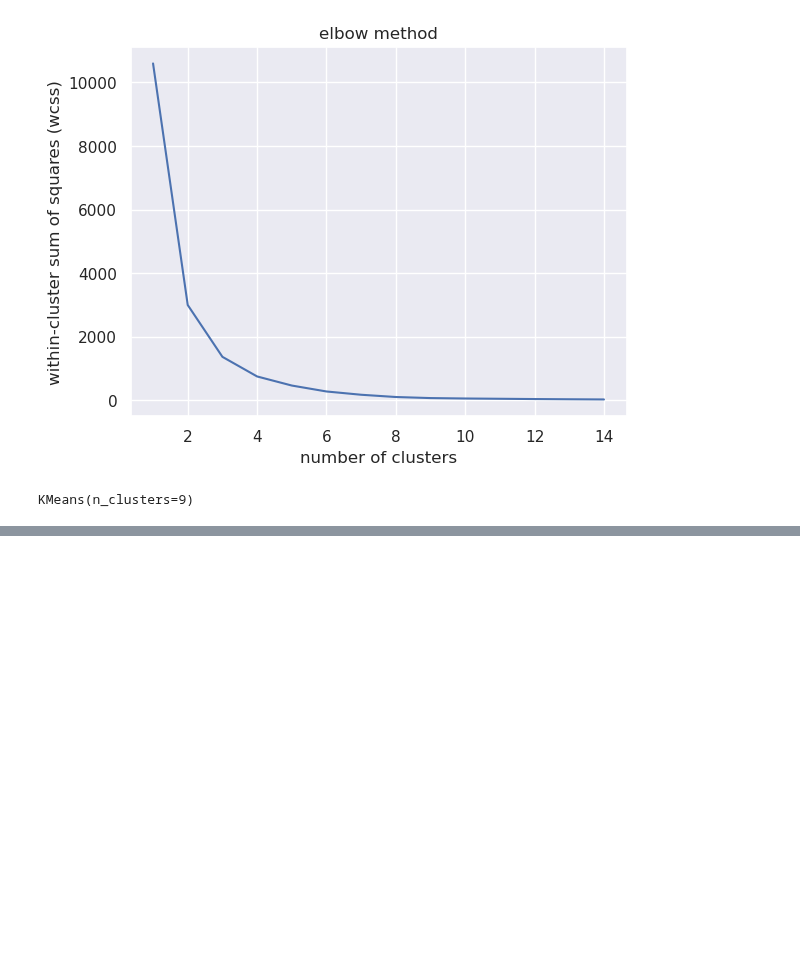
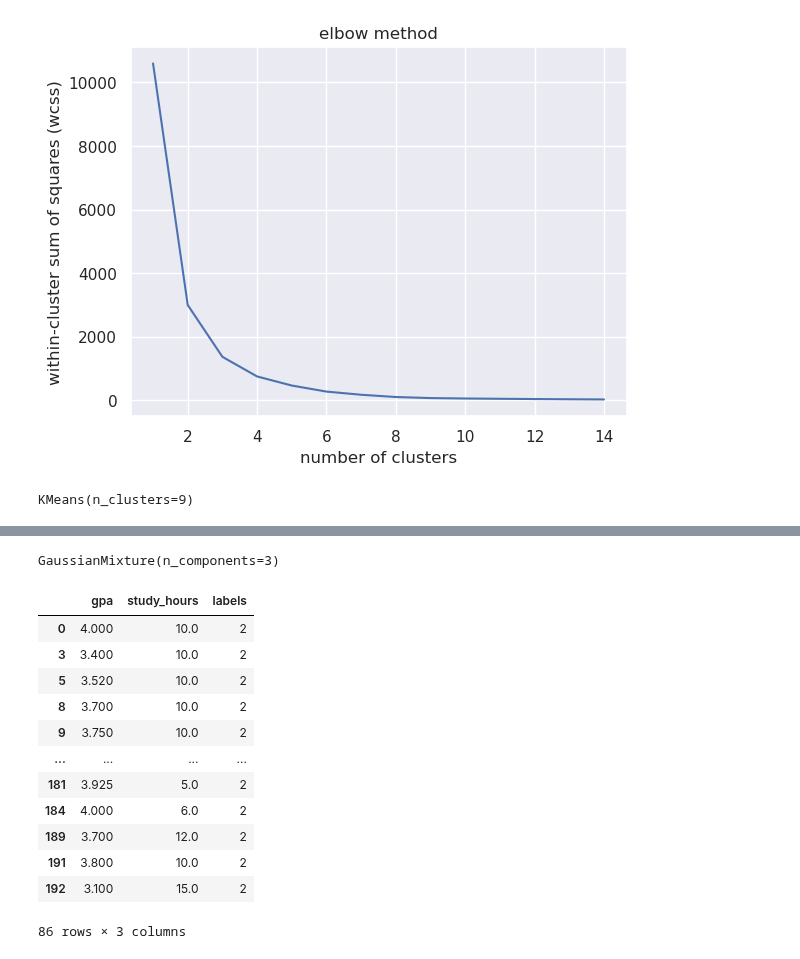
Before and after one commit to LaxmiVatsalyaDaita/Kaggle, a Jupyter notebook: gpa-study-hours.ipynb, the cells around one changed output, grey strips where cells are left out. Saved outputs shown, nothing was run; the diff lists cells and outputs as text; code cells hidden in the pictures; blank space fills up the shorter version.

```diff
--- a/gpa-study-hours.ipynb
+++ b/gpa-study-hours.ipynb
@@ -166,0 +181,7 @@ plt.show()
+# %%
+from sklearn.mixture import GaussianMixture
+
+gmm = GaussianMixture(n_components = 3)
+gmm.fit(data_cleaned)
+# %% [output]
+GaussianMixture(n_components=3)
@@ -166,0 +194,16 @@ plt.show()
+# %%
+d2
+# %% [output]
+|  | gpa | study_hours | labels |
+| 0 | 4.000 | 10.0 | 2 |
+| 3 | 3.400 | 10.0 | 2 |
+| 5 | 3.520 | 10.0 | 2 |
+| 8 | 3.700 | 10.0 | 2 |
+| 9 | 3.750 | 10.0 | 2 |
+| ... | ... | ... | ... |
+| 181 | 3.925 | 5.0 | 2 |
+| 184 | 4.000 | 6.0 | 2 |
+| 189 | 3.700 | 12.0 | 2 |
+| 191 | 3.800 | 10.0 | 2 |
+| 192 | 3.100 | 15.0 | 2 |
+86 rows × 3 columns
```
Also changed, not shown: parts of 14 cells of this notebook.
